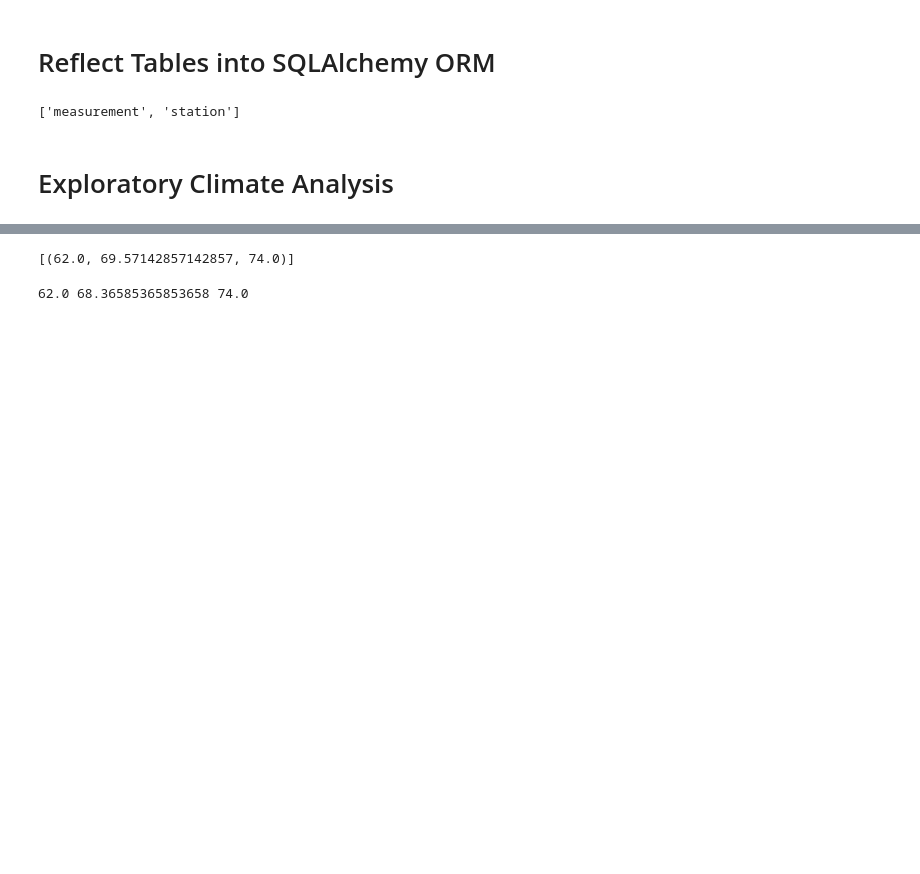
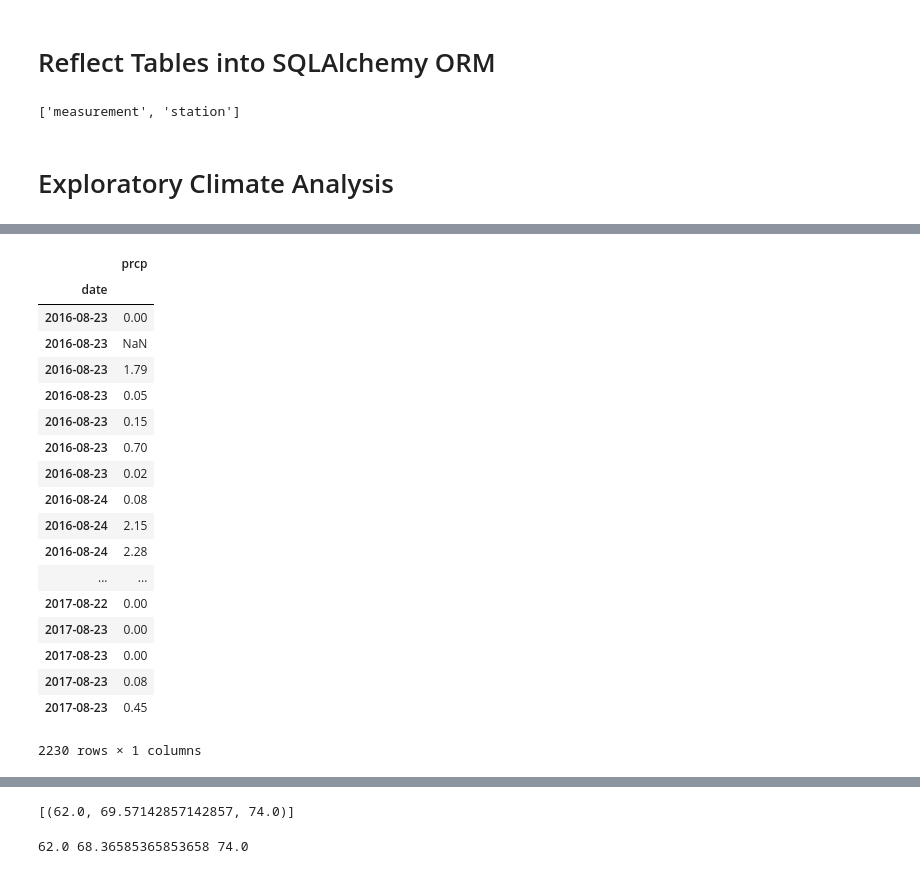
Before and after one commit to RoseMurugi/SqlAlchemy_Hwk, a Jupyter notebook: SqlAlchemyhwk_climate_starter_RoseW.ipynb, the cells around one changed output, grey strips where cells are left out. Cells and saved outputs as stored; diff of their text form; code cells hidden in the pictures; blank space fills up the shorter version.

```diff
--- a/SqlAlchemyhwk_climate_starter_RoseW.ipynb
+++ b/SqlAlchemyhwk_climate_starter_RoseW.ipynb
@@ -56,0 +106,4 @@ session = Session(engine)
+# %%
+#saving query results as a Pandas Dataframe setting the date column as the index
+data2=data.set_index("date")
+data2.head()
@@ -56,0 +118,24 @@ session = Session(engine)
+# %%
+#sort dataframe values by "date"
+data3=data2.sort_values(by=["date"])
+data3
+# %% [output]
+|  | prcp |
+| date |  |
+| 2016-08-23 | 0.00 |
+| 2016-08-23 | NaN |
+| 2016-08-23 | 1.79 |
+| 2016-08-23 | 0.05 |
+| 2016-08-23 | 0.15 |
+| 2016-08-23 | 0.70 |
+| 2016-08-23 | 0.02 |
+| 2016-08-24 | 0.08 |
+| 2016-08-24 | 2.15 |
+| 2016-08-24 | 2.28 |
+| ... | ... |
+| 2017-08-22 | 0.00 |
+| 2017-08-23 | 0.00 |
+| 2017-08-23 | 0.00 |
+| 2017-08-23 | 0.08 |
+| 2017-08-23 | 0.45 |
+2230 rows × 1 columns
```
Also changed, not shown: parts of 13 cells of this notebook, 1 other file.
